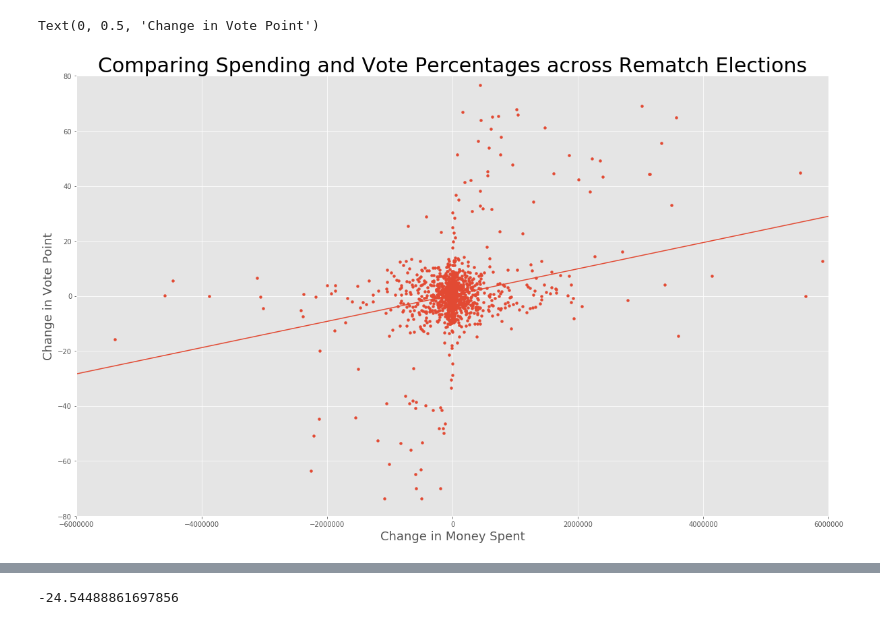
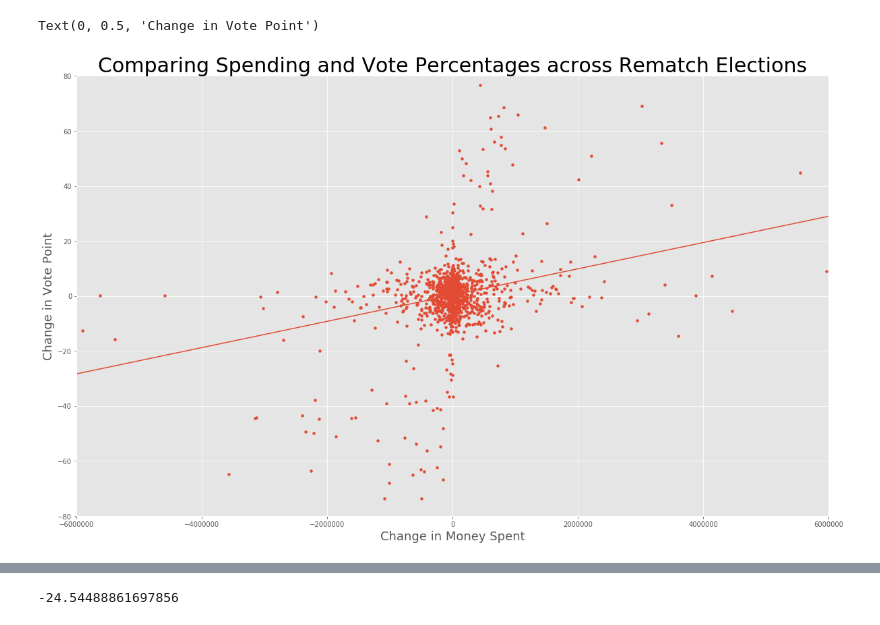
Before and after one commit to kellystroh/Federal-Election-Funding, a Jupyter notebook: rematch_df.ipynb, the cells around one changed output, grey strips where cells are left out. Drawn from its saved outputs; the diff is of its cells as text; code cells hidden in the pictures.

```diff
--- a/rematch_df.ipynb
+++ b/rematch_df.ipynb
@@ -95,8 +95,8 @@ for i in range(len(rematch_list)):
     #print(y)
 
 rematch3 = rematch_cut[(~rematch_cut['delta_spend'].isna()) & (~rematch_cut['delta_vote'].isna())]
-rematch4 = rematch3[rematch3['delta_vote']!= 0]
-rematch4
+rematch_df = rematch3[rematch3['delta_vote']!= 0]
+rematch_df
 #I expected 1374; I got 1208 entries
 # missing 166
 # %% [output]
@@ -192,20 +185,20 @@ rematch4
 def all_f(z):
     return  0.000004776*z + 0.3114
 # %%
-plot_all = rematch4[['delta_vote', 'delta_spend']]
+plot_all = rematch_df[['delta_vote', 'delta_spend']]
 x = plot_all['delta_vote']
 y = plot_all['delta_spend']
 fig, ax = plt.subplots(1, figsize=(20,12))
 z = np.linspace(-6000000, 6000000, num=1200)
 ax.plot(z, all_f(z), '-')
 ax.scatter(y, x, alpha=1, s=15)
 ax.set_xlim(-6000000, 6000000)
 ax.set_ylim(-80, 80)
 ax.set_title('Comparing Spending and Vote Percentages across Rematch Elections', fontsize=30)
 ax.set_xlabel('Change in Money Spent', fontsize=18)
 ax.set_ylabel('Change in Vote Point', fontsize=18)
 # %% [output]
 Text(0, 0.5, 'Change in Vote Point')
-[figure, old version]
+[figure, new version]
 # %%
 import statsmodels.api as sm
```
Also changed, not shown: parts of 11 cells of this notebook, 2 other files.
